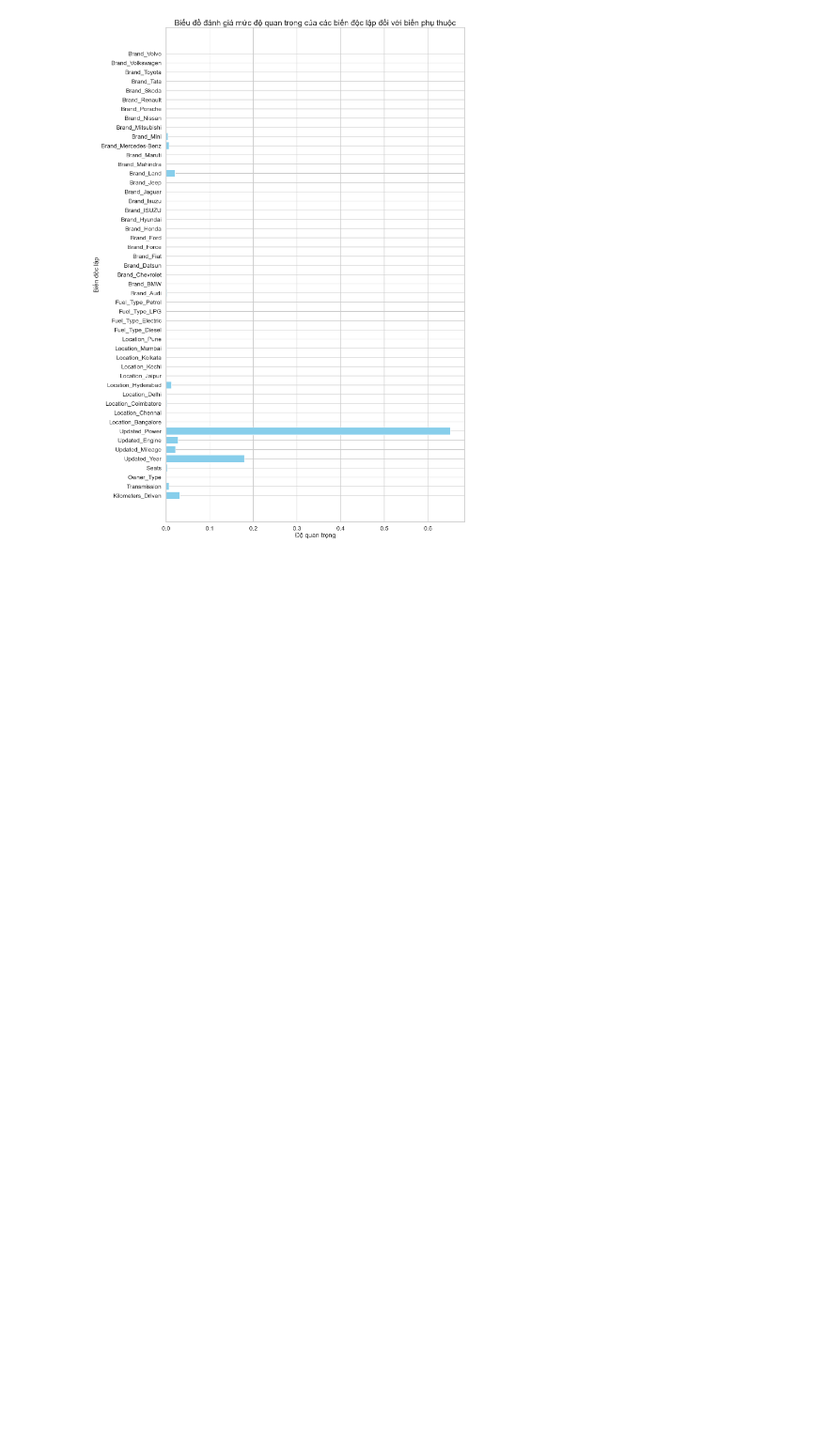
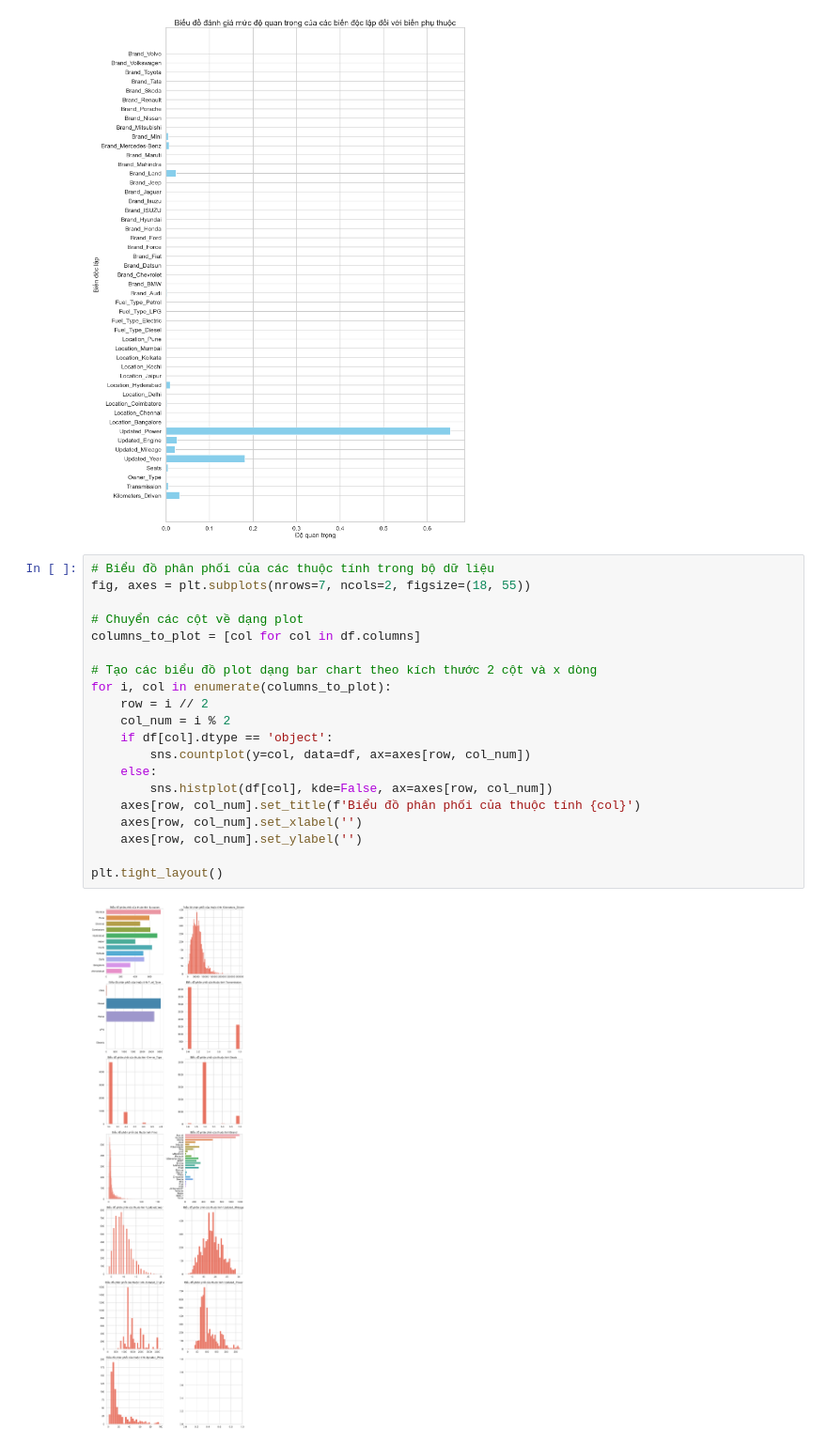
Before and after one commit to nghtamm2003/used-cars-price-prediction, a Jupyter notebook: price-prediction.ipynb, the cells around one changed output. Shown at 94% size. Drawn from its saved outputs; the diff is of its cells as text; blank space fills up the shorter version.

```diff
--- a/price-prediction.ipynb
+++ b/price-prediction.ipynb
@@ -437,3 +437,25 @@ plt.ylabel('Biến độc lập')
 plt.title('Biểu đồ đánh giá mức độ quan trọng của các biến độc lập đối với biến phụ thuộc', fontsize = 22);
 # %% [output]
 [figure]
+# %%
+# Biểu đồ phân phối của các thuộc tính trong bộ dữ liệu
+fig, axes = plt.subplots(nrows=7, ncols=2, figsize=(18, 55))
+
+# Chuyển các cột về dạng plot
+columns_to_plot = [col for col in df.columns]
+
+# Tạo các biểu đồ plot dạng bar chart theo kích thước 2 cột và x dòng
+for i, col in enumerate(columns_to_plot):
+    row = i // 2
+    col_num = i % 2
+    if df[col].dtype == 'object':
+        sns.countplot(y=col, data=df, ax=axes[row, col_num])
+    else:
+        sns.histplot(df[col], kde=False, ax=axes[row, col_num])
+    axes[row, col_num].set_title(f'Biểu đồ phân phối của thuộc tính {col}')
+    axes[row, col_num].set_xlabel('')
+    axes[row, col_num].set_ylabel('')
+
+plt.tight_layout()
+# %% [output]
+[figure, added]
```
Also changed, not shown: parts of 3 cells of this notebook.
